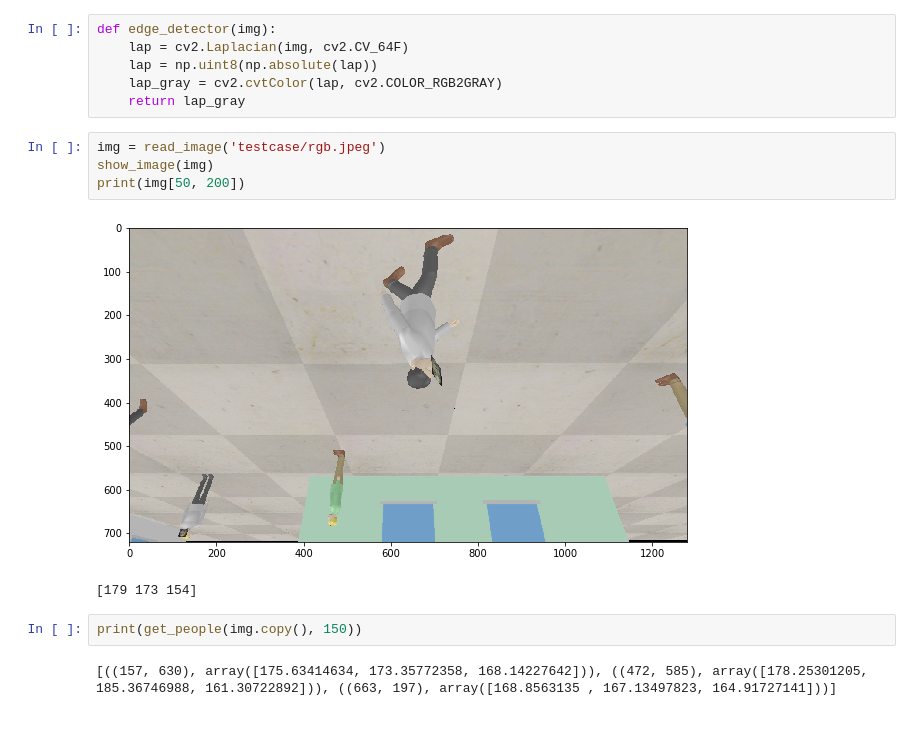
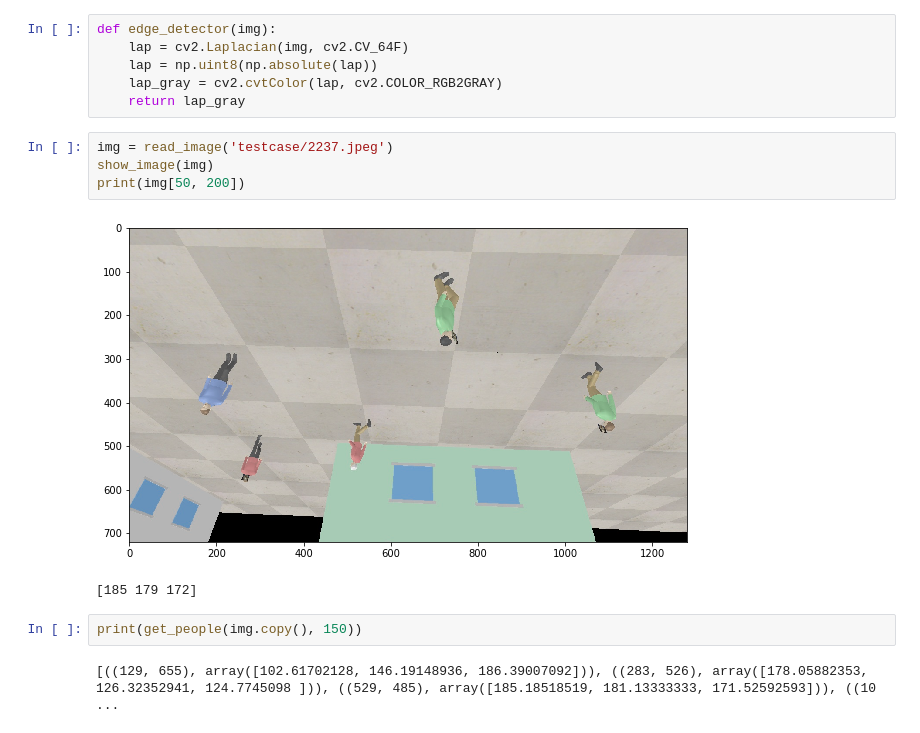
Before and after one commit to drone-mission-2019/python_api, a Jupyter notebook: runnable/ren.ipynb, the cells around one changed output. Cells and saved outputs as stored; diff of their text form.

```diff
--- a/runnable/ren.ipynb
+++ b/runnable/ren.ipynb
@@ -9,13 +9,13 @@ def edge_detector(img):
     lap_gray = cv2.cvtColor(lap, cv2.COLOR_RGB2GRAY)
     return lap_gray
 # %%
-img = read_image('testcase/rgb.jpeg')
+img = read_image('testcase/2237.jpeg')
 show_image(img)
 print(img[50, 200])
 # %% [output]
-[figure, old version]
+[figure, new version]
-[179 173 154]
+[185 179 172]
 # %%
 print(get_people(img.copy(), 150))
 # %% [output]
-[((157, 630), array([175.63414634, 173.35772358, 168.14227642])), ((472, 585), array([178.25301205, 185.36746988, 161.30722892])), ((663, 197), array([168.8563135 , 167.13497823, 164.91727141]))]
+[((129, 655), array([102.61702128, 146.19148936, 186.39007092])), ((283, 526), array([178.05882353, 126.32352941, 124.7745098 ])), ((529, 485), array([185.18518519, 181.13333333, 171.52592593])), ((10 ...
```
Also changed, not shown: 2 other files.
